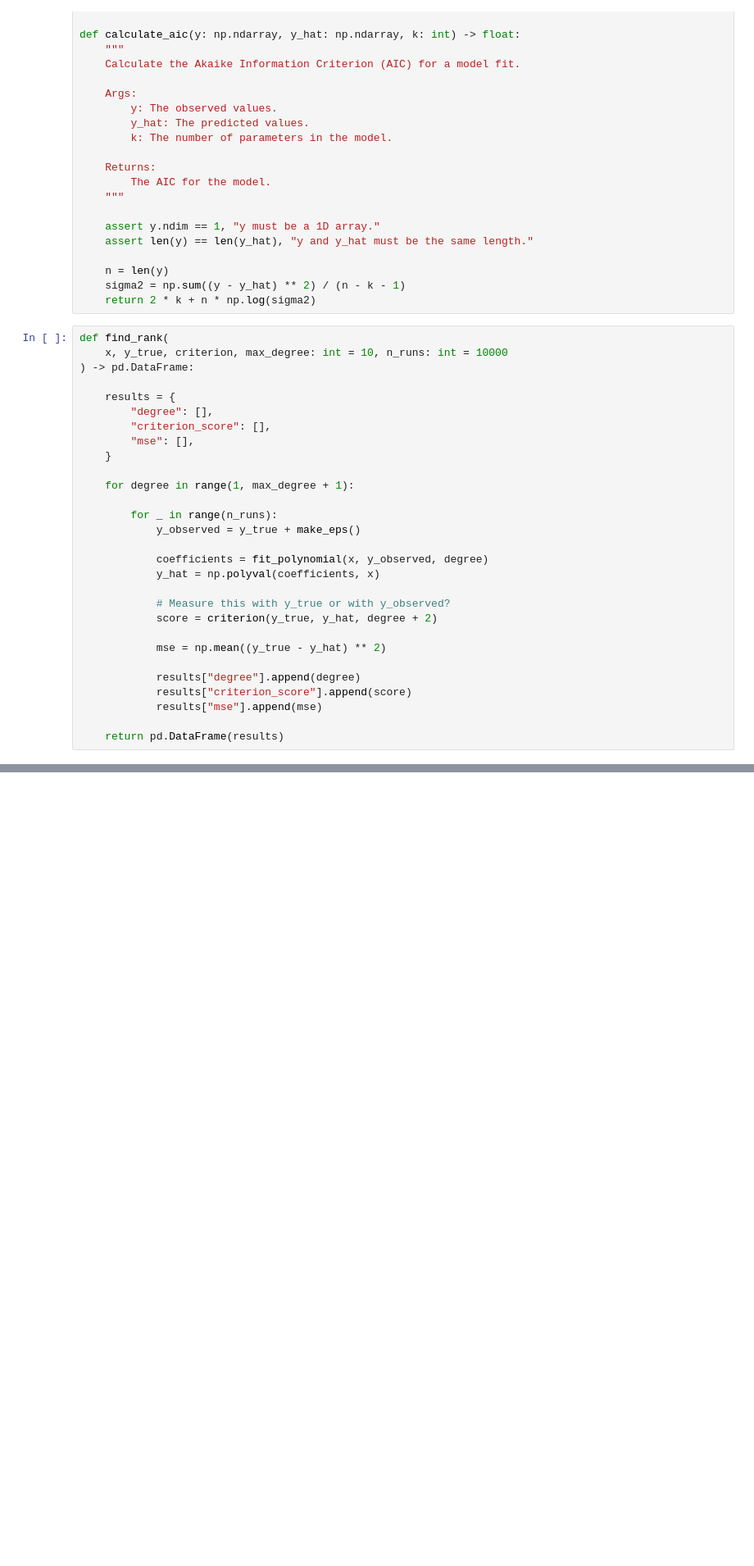
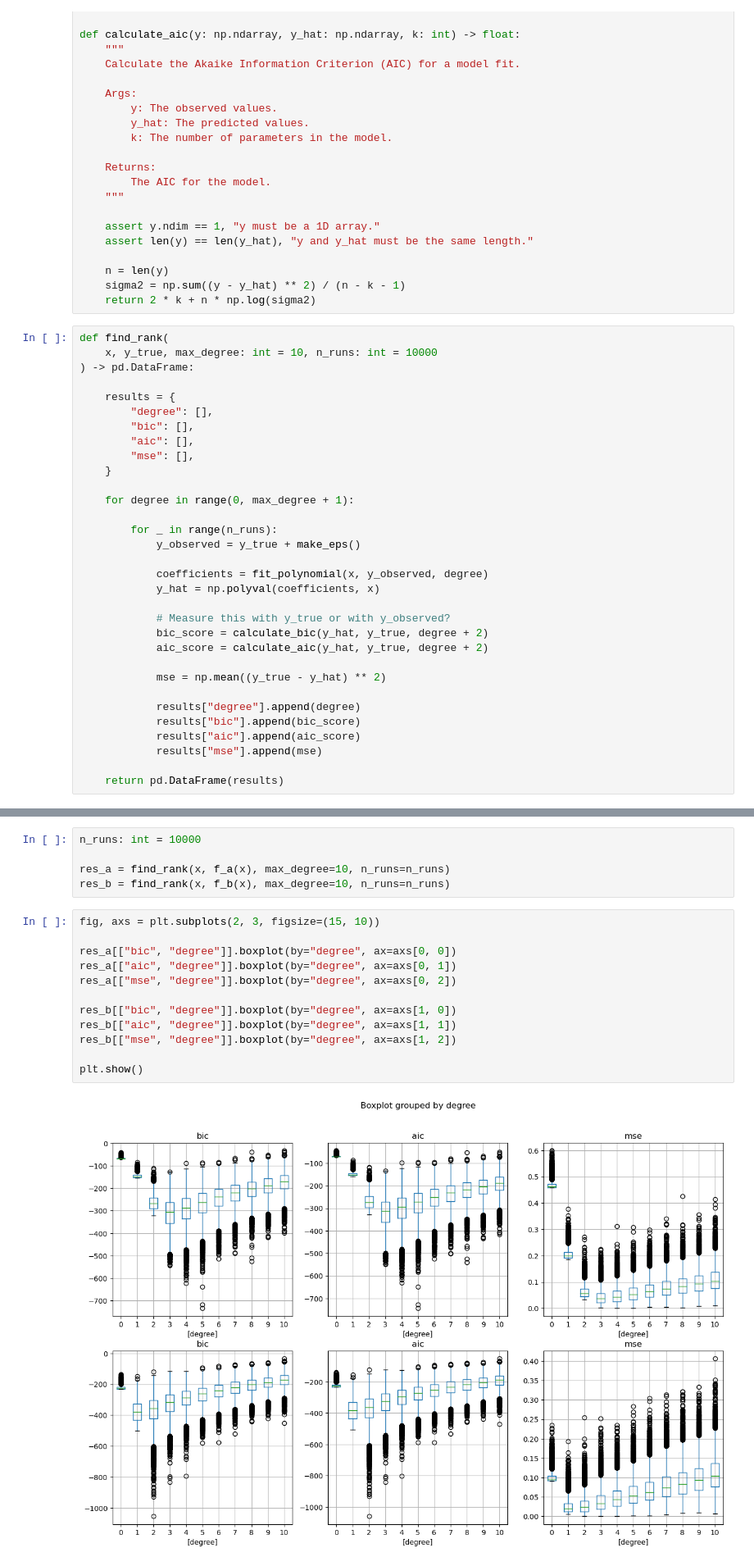
Before and after one commit to data-stepper/latex-university-shit, a Jupyter notebook: Abgaben/Stochastic ML/polynomial_regression.ipynb, the cells around one changed output, grey strips where cells are left out. Shown at 82% size. Drawn from its saved outputs; the diff is of its cells as text; blank space fills up the shorter version.

```diff
--- a/Abgaben/Stochastic ML/polynomial_regression.ipynb
+++ b/Abgaben/Stochastic ML/polynomial_regression.ipynb
@@ -101,16 +85,17 @@ def calculate_aic(y: np.ndarray, y_hat: np.ndarray, k: int) -> float:
     return 2 * k + n * np.log(sigma2)
 # %%
 def find_rank(
-    x, y_true, criterion, max_degree: int = 10, n_runs: int = 10000
+    x, y_true, max_degree: int = 10, n_runs: int = 10000
 ) -> pd.DataFrame:
 
     results = {
         "degree": [],
-        "criterion_score": [],
+        "bic": [],
+        "aic": [],
         "mse": [],
     }
 
-    for degree in range(1, max_degree + 1):
+    for degree in range(0, max_degree + 1):
 
         for _ in range(n_runs):
             y_observed = y_true + make_eps()
@@ -119,12 +104,14 @@ def find_rank(
             y_hat = np.polyval(coefficients, x)
 
             # Measure this with y_true or with y_observed?
-            score = criterion(y_true, y_hat, degree + 2)
+            bic_score = calculate_bic(y_hat, y_true, degree + 2)
+            aic_score = calculate_aic(y_hat, y_true, degree + 2)
 
             mse = np.mean((y_true - y_hat) ** 2)
 
             results["degree"].append(degree)
-            results["criterion_score"].append(score)
+            results["bic"].append(bic_score)
+            results["aic"].append(aic_score)
             results["mse"].append(mse)
 
     return pd.DataFrame(results)
@@ -178,0 +118,19 @@ plt.plot(mbics)
+# %%
+n_runs: int = 10000
+
+res_a = find_rank(x, f_a(x), max_degree=10, n_runs=n_runs)
+res_b = find_rank(x, f_b(x), max_degree=10, n_runs=n_runs)
+# %%
+fig, axs = plt.subplots(2, 3, figsize=(15, 10))
+
+res_a[["bic", "degree"]].boxplot(by="degree", ax=axs[0, 0])
+res_a[["aic", "degree"]].boxplot(by="degree", ax=axs[0, 1])
+res_a[["mse", "degree"]].boxplot(by="degree", ax=axs[0, 2])
+
+res_b[["bic", "degree"]].boxplot(by="degree", ax=axs[1, 0])
+res_b[["aic", "degree"]].boxplot(by="degree", ax=axs[1, 1])
+res_b[["mse", "degree"]].boxplot(by="degree", ax=axs[1, 2])
+
+plt.show()
+# %% [output]
+[figure, added]
```
Also changed, not shown: parts of 9 cells of this notebook.
